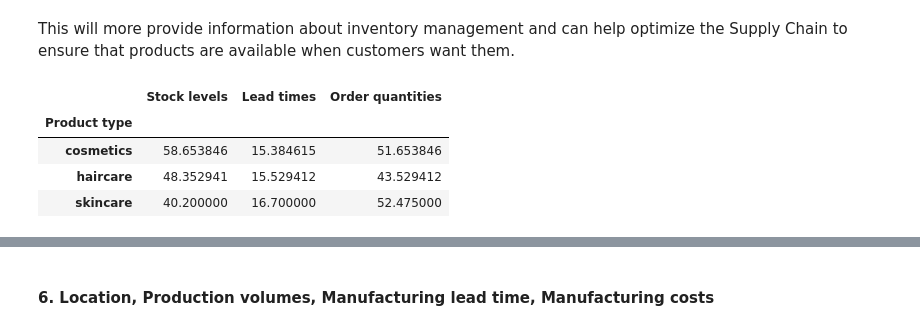
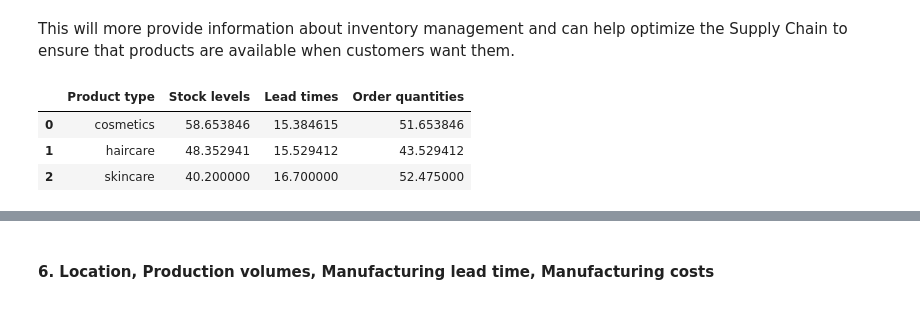
Before and after one commit to George-Mbugua/Supply-Chain-Analysis, a Jupyter notebook: Supply-Chain-Analysis.ipynb, the cells around one changed output, grey strips where cells are left out. Saved outputs shown, nothing was run; the diff lists cells and outputs as text; code cells hidden in the pictures.

```diff
--- a/Supply-Chain-Analysis.ipynb
+++ b/Supply-Chain-Analysis.ipynb
@@ -209,10 +285,10 @@ This will more provide information about inventory management and can help optim
 # %%
 # Calculating the average stock levels, lead times, and order quantities by product type
 inventory_metrics = df.groupby('Product type')[['Stock levels', 'Lead times', 'Order quantities']].mean()
+inventory_metrics = inventory_metrics.reset_index()
 inventory_metrics
 # %% [output]
-|  | Stock levels | Lead times | Order quantities |
-| Product type |  |  |  |
-| cosmetics | 58.653846 | 15.384615 | 51.653846 |
-| haircare | 48.352941 | 15.529412 | 43.529412 |
-| skincare | 40.200000 | 16.700000 | 52.475000 |
+|  | Product type | Stock levels | Lead times | Order quantities |
+| 0 | cosmetics | 58.653846 | 15.384615 | 51.653846 |
+| 1 | haircare | 48.352941 | 15.529412 | 43.529412 |
+| 2 | skincare | 40.200000 | 16.700000 | 52.475000 |
```
Also changed, not shown: parts of 17 cells of this notebook.
